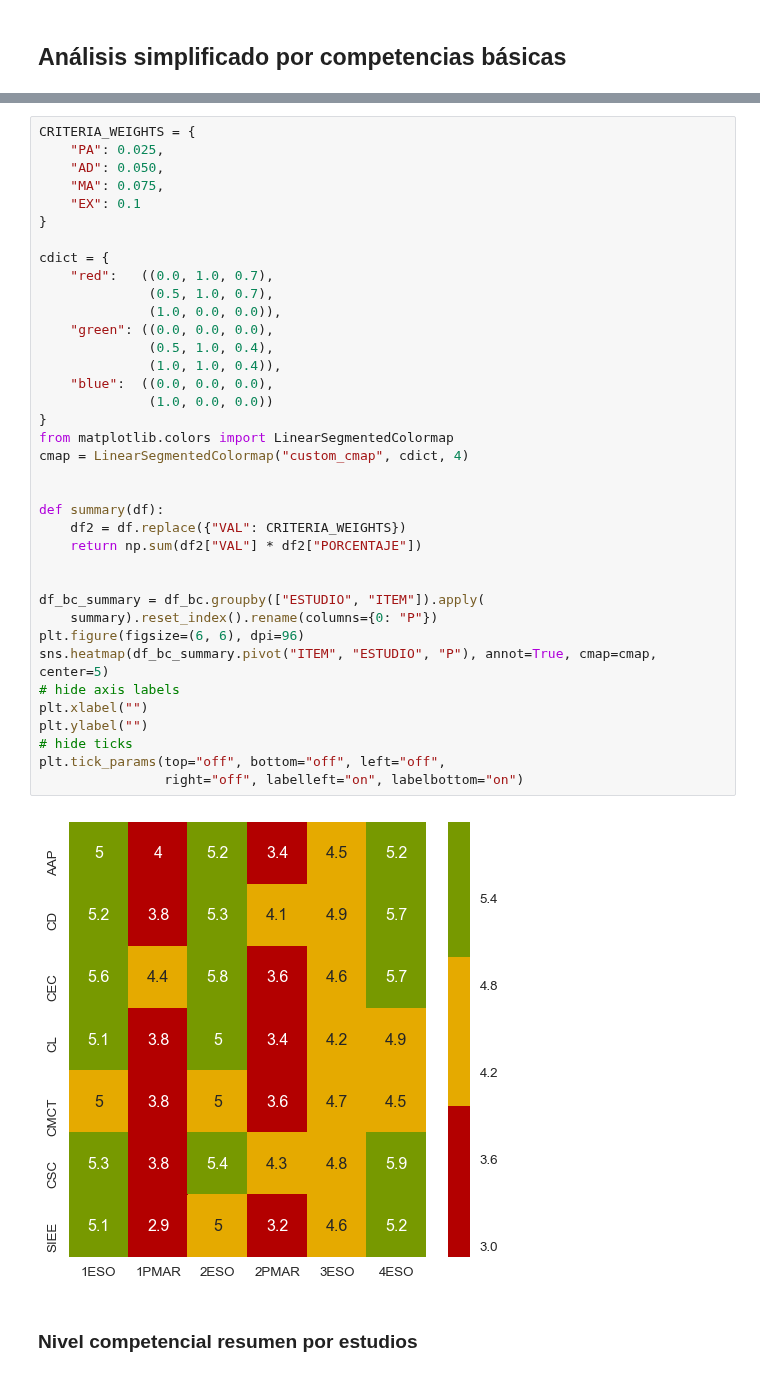
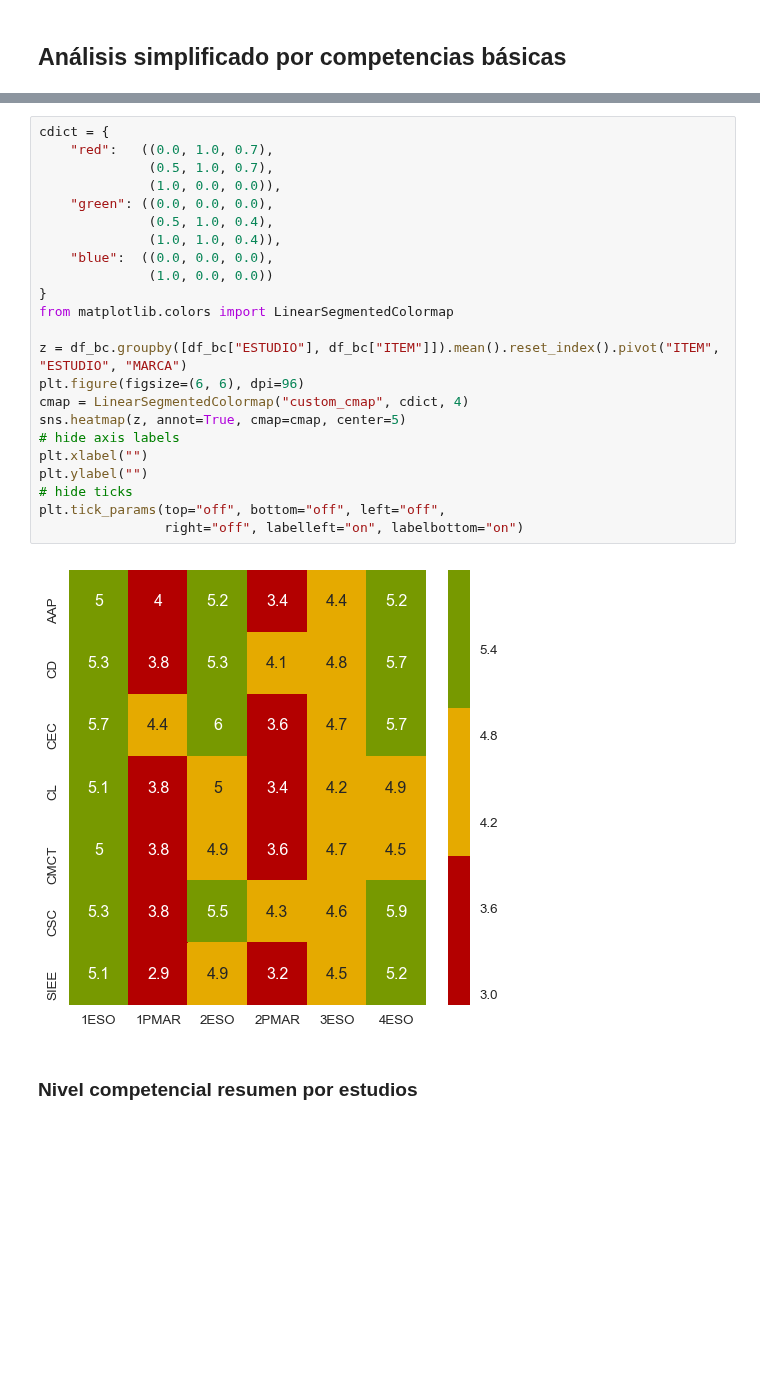
Before and after one commit to iespuertodelacruz/analitica, a Jupyter notebook: C1718/E3.ipynb, the cells around one changed output, grey strips where cells are left out. Drawn from its saved outputs; the diff is of its cells as text; blank space fills up the shorter version.

```diff
--- a/C1718/E3.ipynb
+++ b/C1718/E3.ipynb
@@ -365,42 +374,28 @@ p = 0.025 * \mathbb{PA} + 0.050 * \mathbb{AD} + 0.075 * \mathbb{MA} + 0.1 * \mat
 # %%
-CRITERIA_WEIGHTS = {
-    "PA": 0.025,
-    "AD": 0.050,
-    "MA": 0.075,
-    "EX": 0.1
-}
-
 cdict = {
     "red":   ((0.0, 1.0, 0.7),
               (0.5, 1.0, 0.7),
               (1.0, 0.0, 0.0)),
     "green": ((0.0, 0.0, 0.0),
               (0.5, 1.0, 0.4),
               (1.0, 1.0, 0.4)),
     "blue":  ((0.0, 0.0, 0.0),
               (1.0, 0.0, 0.0))
 }
 from matplotlib.colors import LinearSegmentedColormap
+
+z = df_bc.groupby([df_bc["ESTUDIO"], df_bc["ITEM"]]).mean().reset_index().pivot("ITEM", "ESTUDIO", "MARCA")
+plt.figure(figsize=(6, 6), dpi=96)
 cmap = LinearSegmentedColormap("custom_cmap", cdict, 4)
-
-
-def summary(df):
-    df2 = df.replace({"VAL": CRITERIA_WEIGHTS})
-    return np.sum(df2["VAL"] * df2["PORCENTAJE"])
-
-
-df_bc_summary = df_bc.groupby(["ESTUDIO", "ITEM"]).apply(
-    summary).reset_index().rename(columns={0: "P"})
-plt.figure(figsize=(6, 6), dpi=96)
-sns.heatmap(df_bc_summary.pivot("ITEM", "ESTUDIO", "P"), annot=True, cmap=cmap, center=5)
+sns.heatmap(z, annot=True, cmap=cmap, center=5)
 # hide axis labels
 plt.xlabel("")
 plt.ylabel("")
 # hide ticks
 plt.tick_params(top="off", bottom="off", left="off",
                 right="off", labelleft="on", labelbottom="on")
 # %% [output]
-[figure, old version]
+[figure, new version]
 # %% [markdown]
 ### Nivel competencial resumen por estudios
 # %%
```
Also changed, not shown: parts of 41 cells of this notebook, 3 other files.
